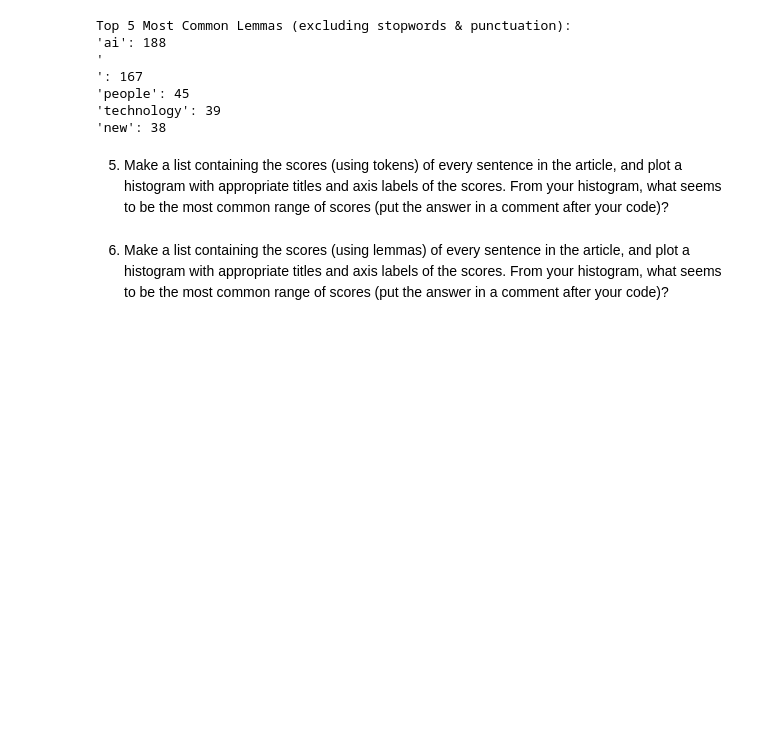
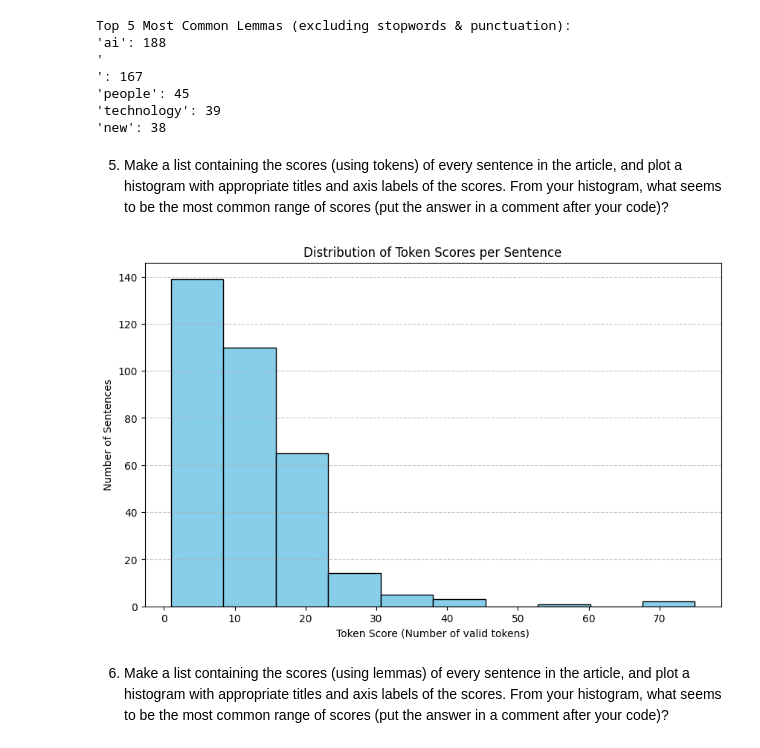
Before and after one commit to mokeyzz1/p7-final-project, a Jupyter notebook: article-summarizer.ipynb, the cells around one changed output. Cells and saved outputs as stored; diff of their text form; code cells hidden in the pictures; blank space fills up the shorter version.

Commit message:
Completed Q5: Histogram of token scores per sentence

```diff
--- a/article-summarizer.ipynb
+++ b/article-summarizer.ipynb
@@ -120,6 +120,28 @@ Top 5 Most Common Lemmas (excluding stopwords & punctuation):
 'new': 38
 # %% [markdown]
 5. Make a list containing the scores (using tokens) of every sentence in the article, and plot a histogram with appropriate titles and axis labels of the scores. From your histogram, what seems to be the most common range of scores (put the answer in a comment after your code)?
+# %%
+import matplotlib.pyplot as plt
+
+# Score = number of valid (non-stopword, non-punctuation) tokens per sentence
+sentence_scores = []
+
+for sent in doc.sents:
+    score = sum(1 for token in sent if not token.is_stop and not token.is_punct)
+    sentence_scores.append(score)
+
+# Plotting histogram
+plt.figure(figsize=(10, 6))
+plt.hist(sentence_scores, bins=10, edgecolor='black', color='skyblue')
+plt.title("Distribution of Token Scores per Sentence")
+plt.xlabel("Token Score (Number of valid tokens)")
+plt.ylabel("Number of Sentences")
+plt.grid(axis='y', linestyle='--', alpha=0.7)
+plt.show()
+
+#Based on the histogram, the most common range of sentence scores is between 5 and 15
+# %% [output]
+[figure, added]
 # %% [markdown]
 6. Make a list containing the scores (using lemmas) of every sentence in the article, and plot a histogram with appropriate titles and axis labels of the scores.  From your histogram, what seems to be the most common range of scores (put the answer in a comment after your code)?
 # %% [markdown]
```
